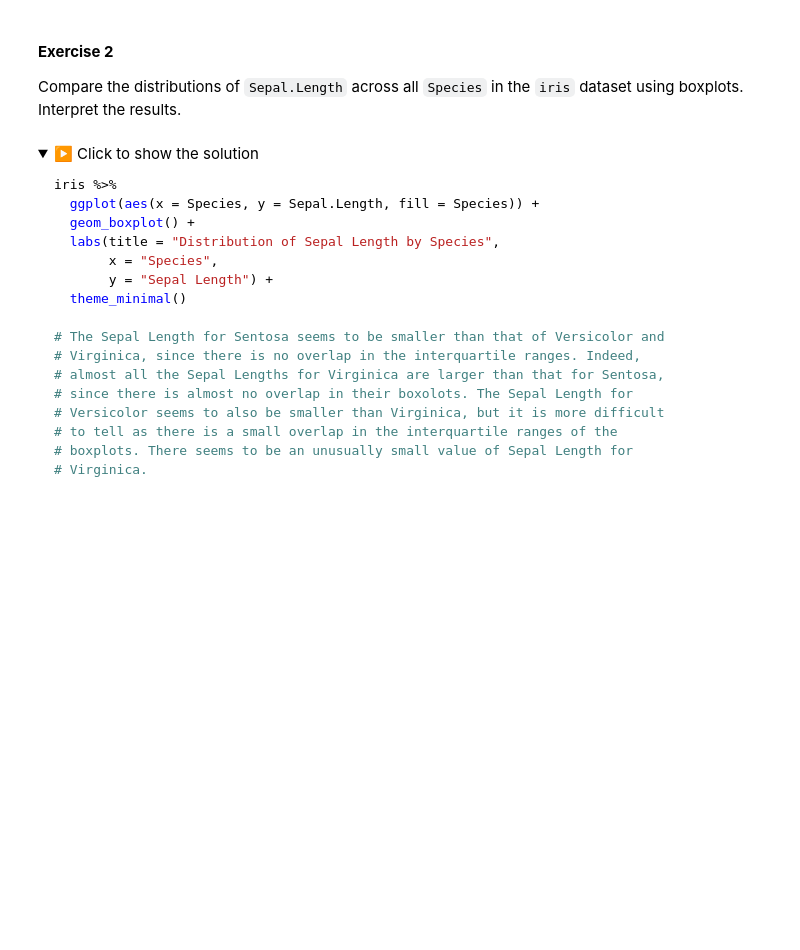
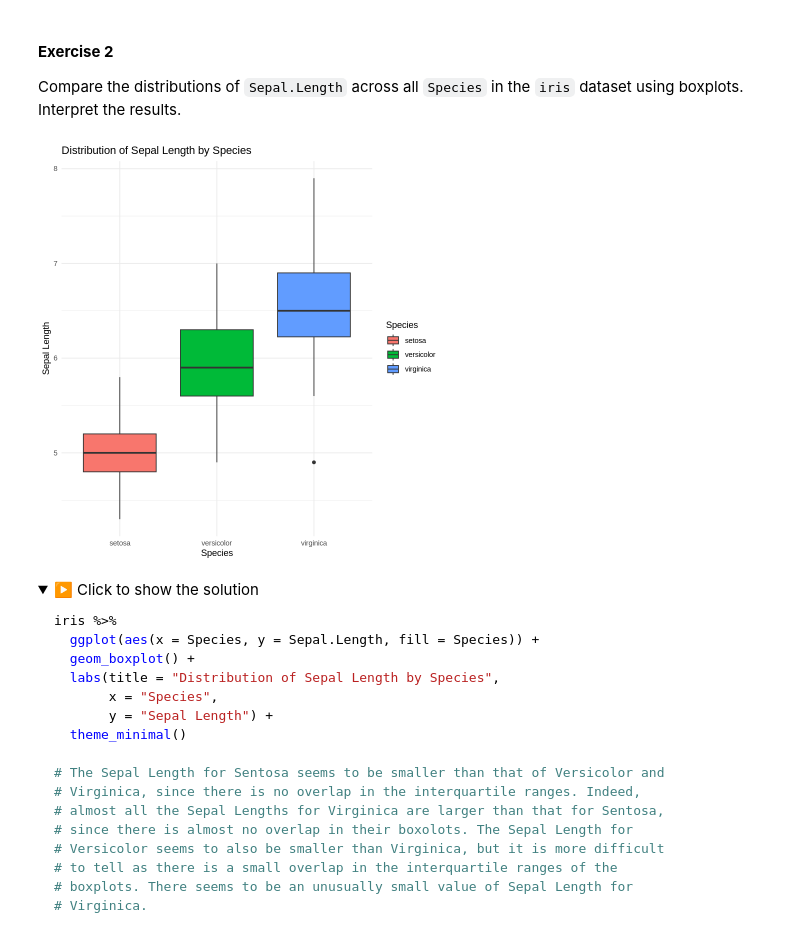
Before and after one commit to ashley0426/MXB107, a Jupyter notebook: notebooks/Week_3.ipynb, the cells around one changed output. Drawn from its saved outputs; the diff is of its cells as text; code cells hidden in the pictures; folded sections open; blank space fills up the shorter version.

```diff
--- a/notebooks/Week_3.ipynb
+++ b/notebooks/Week_3.ipynb
@@ -338,6 +518,16 @@ iris %>%
 #### **Exercise 2**
 
 Compare the distributions of `Sepal.Length` across all `Species` in the `iris` dataset using boxplots. Interpret the results.
+# %%
+iris %>%
+  ggplot(aes(x = Species, y = Sepal.Length, fill = Species)) +
+  geom_boxplot() +
+  labs(title = "Distribution of Sepal Length by Species",
+       x = "Species",
+       y = "Sepal Length") +
+  theme_minimal()
+# %% [output]
+[figure, added]
 # %% [markdown]
 <details>
 <summary>▶️ Click to show the solution</summary>
```
Also changed, not shown: parts of 44 cells of this notebook.
